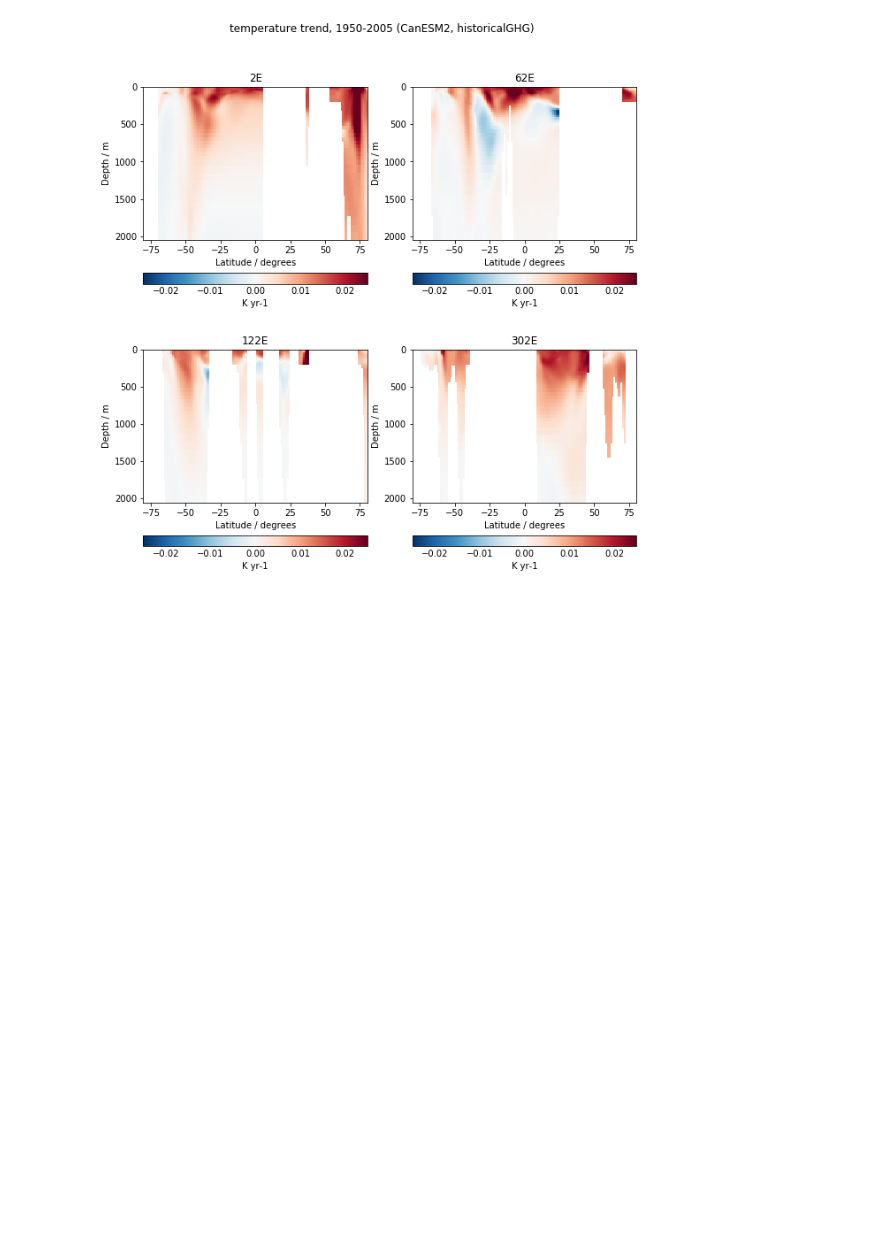
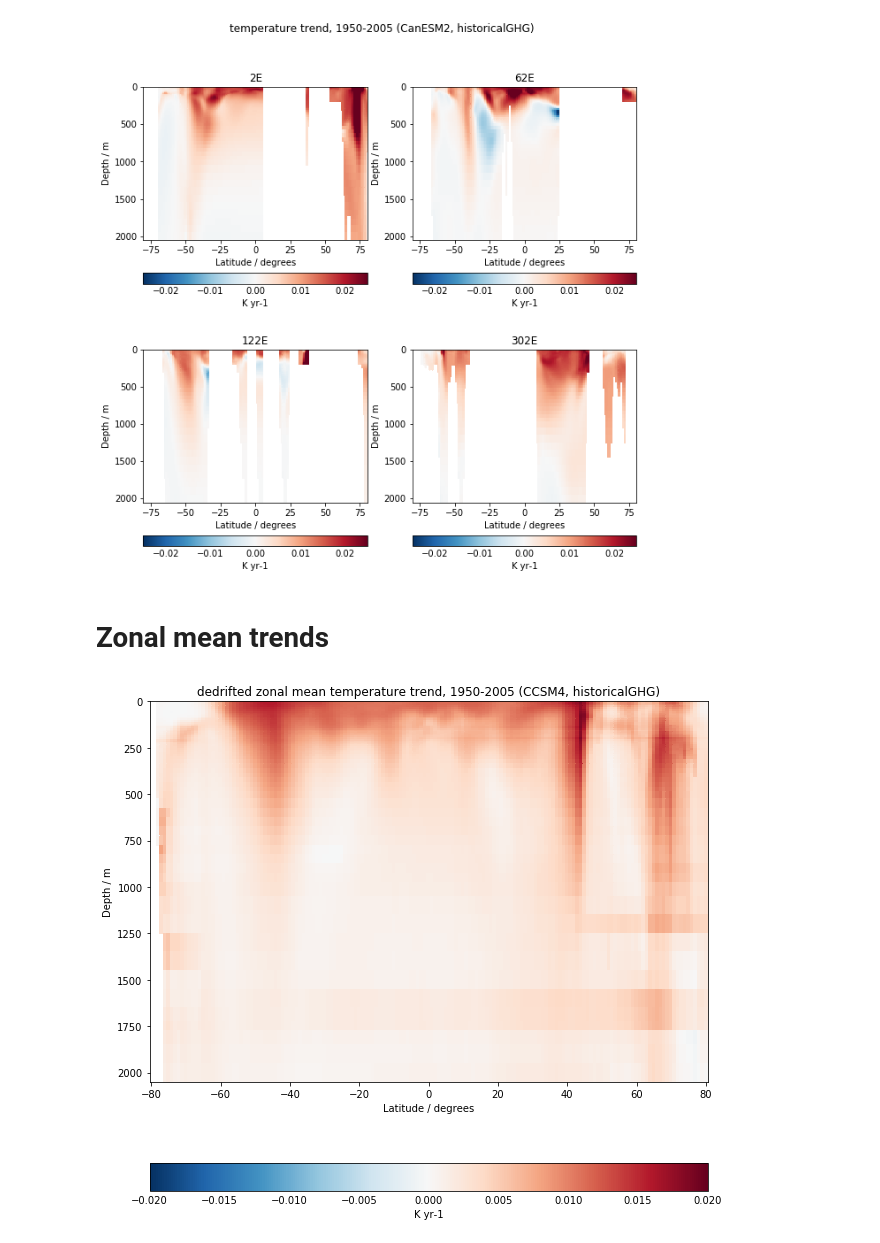
Before and after one commit to DamienIrving/ocean-analysis, a Jupyter notebook: development/susan_plots.ipynb, the cells around one changed output. Cells and saved outputs as stored; diff of their text form; code cells hidden in the pictures; blank space fills up the shorter version.

Commit message:
Added zonal mean

```diff
--- a/development/susan_plots.ipynb
+++ b/development/susan_plots.ipynb
@@ -61,3 +63,16 @@ plot_lon_slice(canesm_ghg_dedrifted_file, 'CanESM2', 'historicalGHG', dedrifted=
 plot_lon_slice(canesm_ghg_file, 'CanESM2', 'historicalGHG')
 # %% [output]
 [figure]
+# %% [markdown]
+# Zonal mean trends
+# %%
+ccsm_zonal_mean_ghg_dedrifted_file = '/g/data/r87/dbi599/DRSv2/CMIP5/CCSM4/historicalGHG/yr/ocean/r1i1p1/thetao/latest/dedrifted/thetao-zonal-mean_Oyr_CCSM4_historicalGHG_r1i1p1_1950-2005-trend_susan-grid.nc'
+ccsm_zonal_mean_ghg_file = '/g/data/r87/dbi599/DRSv2/CMIP5/CCSM4/historicalGHG/yr/ocean/r1i1p1/thetao/latest/thetao-zonal-mean_Oyr_CCSM4_historicalGHG_r1i1p1_1950-2005-trend_susan-grid.nc'
+# %%
+cube = iris.load_cube(ccsm_zonal_mean_ghg_dedrifted_file, 'sea_water_potential_temperature')
+plt.figure(figsize=(10, 10))
+qplt.pcolormesh(cube, cmap='RdBu_r', vmax=0.02, vmin=-0.02)
+plt.title('dedrifted zonal mean temperature trend, 1950-2005 (CCSM4, historicalGHG)')
+plt.show()
+# %% [output]
+[figure, added]
```
Also changed, not shown: parts of 2 cells of this notebook.
